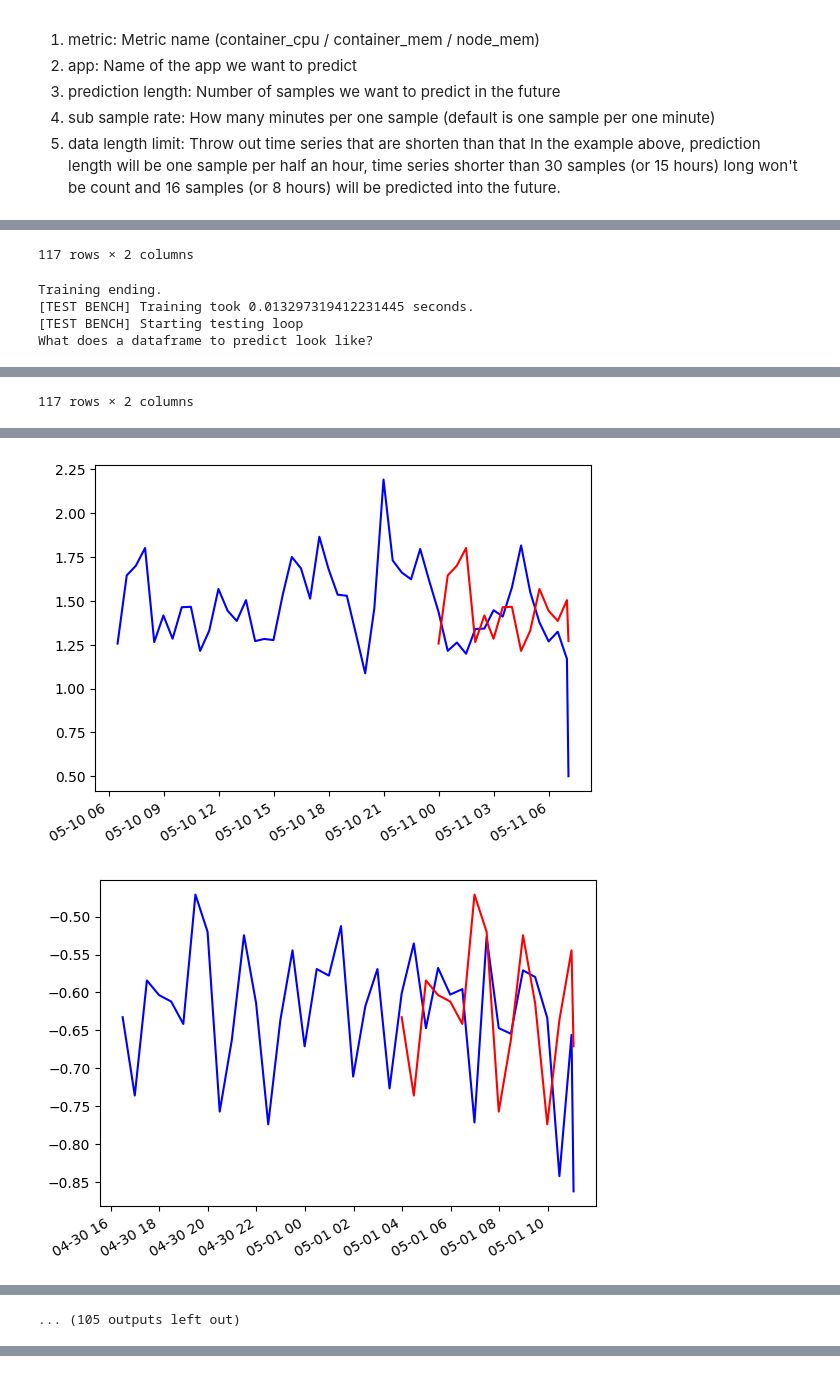
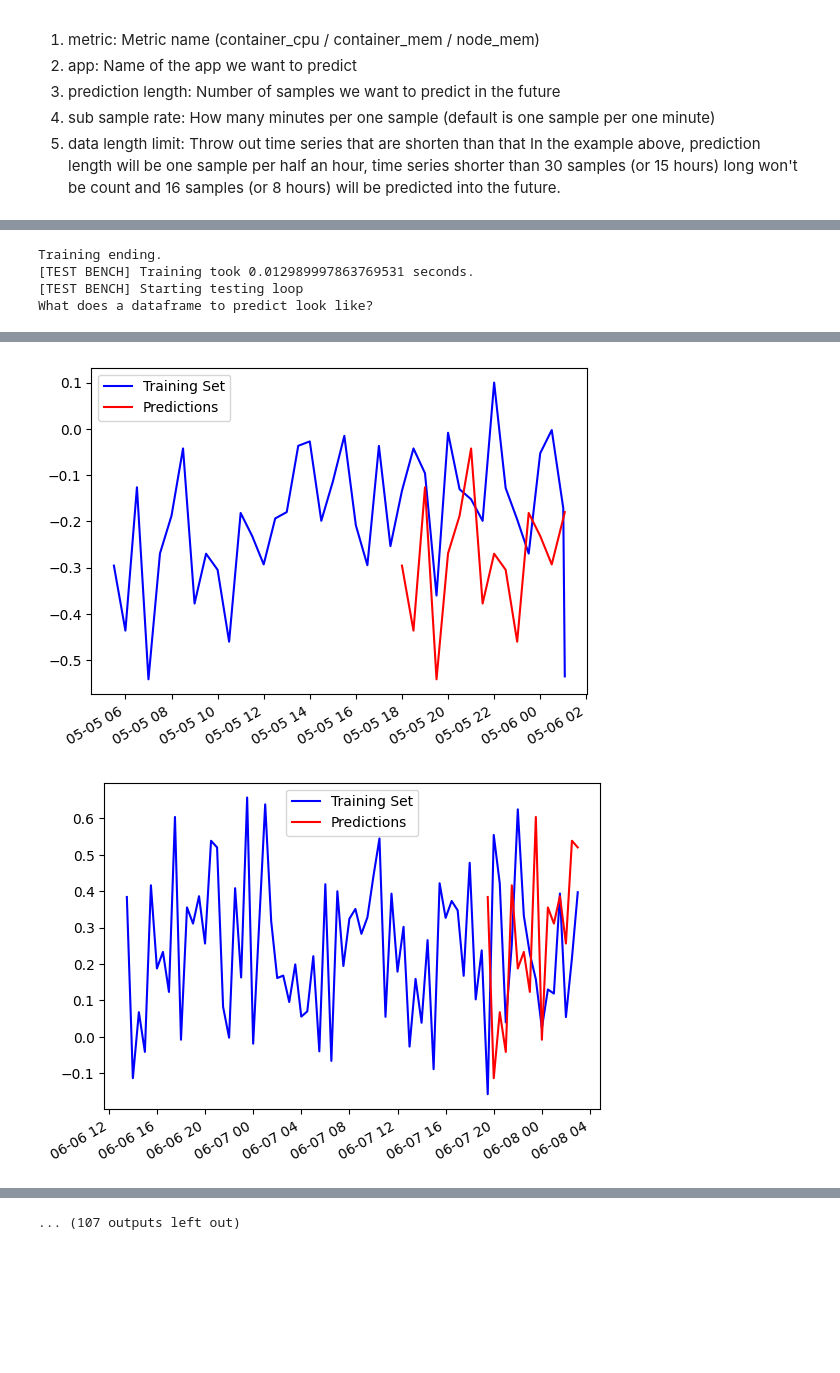
Before and after one commit to AdiY10/AppLearner, a Jupyter notebook: Notebooks/2_test_bench.ipynb, the cells around one changed output, grey strips where cells are left out. Drawn from its saved outputs; the diff is of its cells as text; code cells hidden in the pictures; blank space fills up the shorter version.

```diff
--- a/Notebooks/2_test_bench.ipynb
+++ b/Notebooks/2_test_bench.ipynb
@@ -58,7 +58,7 @@ class DumbPredictor:
 # %%
 tb = bench.TestBench(
     class_to_test=DumbPredictor,
-    path_to_data="./data/",
+    path_to_data="../data/",
     tests_to_perform = test_to_perform
 )
 tb.run_training_and_tests()
@@ -91,6 +96,5 @@ What does a dataframe to learn on look like?
-117 rows × 2 columns
+Training ending.
+[TEST BENCH] Training took 0.012989997863769531 seconds.
+[TEST BENCH] Starting testing loop
+What does a dataframe to predict look like?
-Training ending.
-[TEST BENCH] Training took 0.013297319412231445 seconds.
-[TEST BENCH] Starting testing loop
-What does a dataframe to predict look like?
 |  | sample | time |
@@ -108 +116,0 @@ What does a dataframe to predict look like?
-117 rows × 2 columns
@@ -111,2 +119,2 @@ What does a dataframe to predict look like?
-[figure, old version]
+[figure, new version]
-[figure, old version]
+[figure, new version]
@@ -115 +122,0 @@ What does a dataframe to predict look like?
-... (105 outputs left out)
@@ -115,0 +125 @@ What does a dataframe to predict look like?
+... (107 outputs left out)
```
Also changed, not shown: parts of 1 cell of this notebook, 4 other files.
